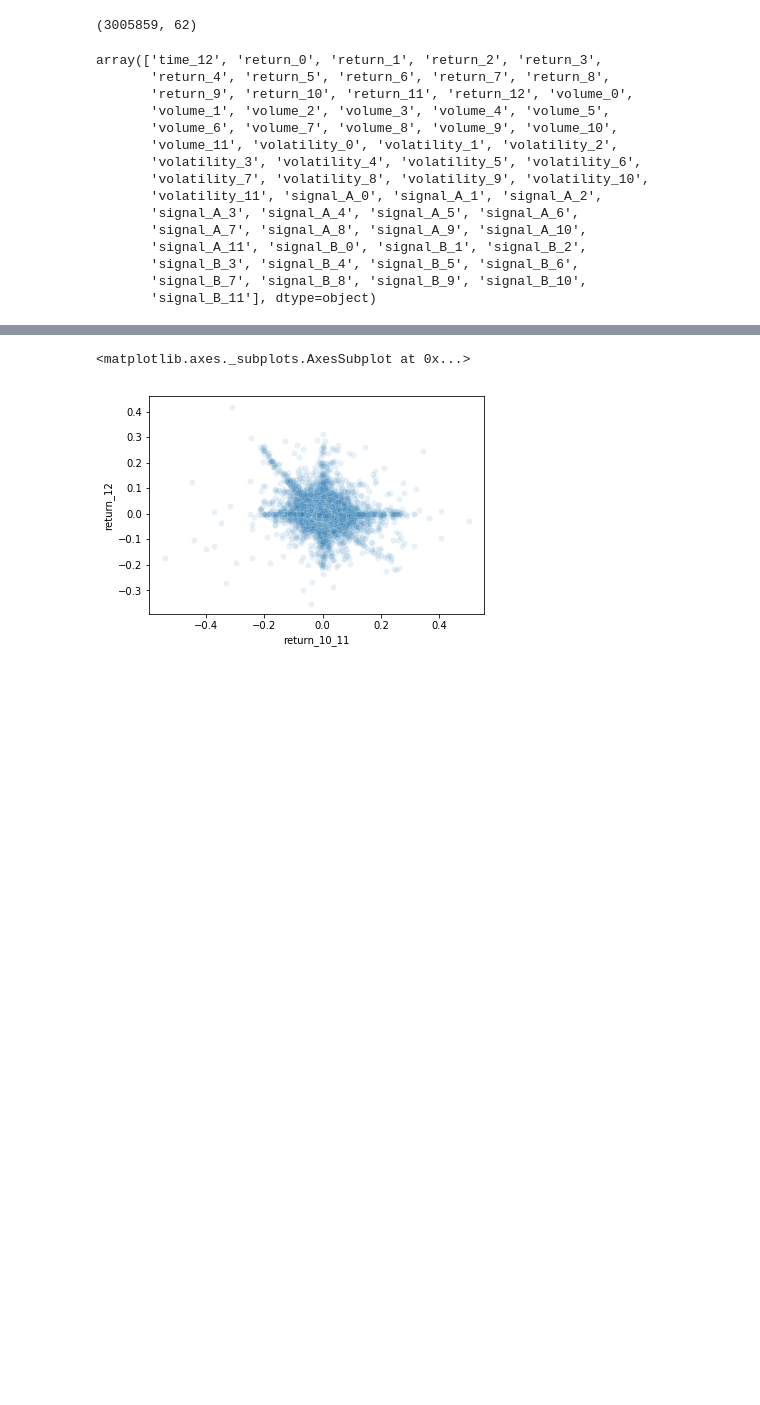
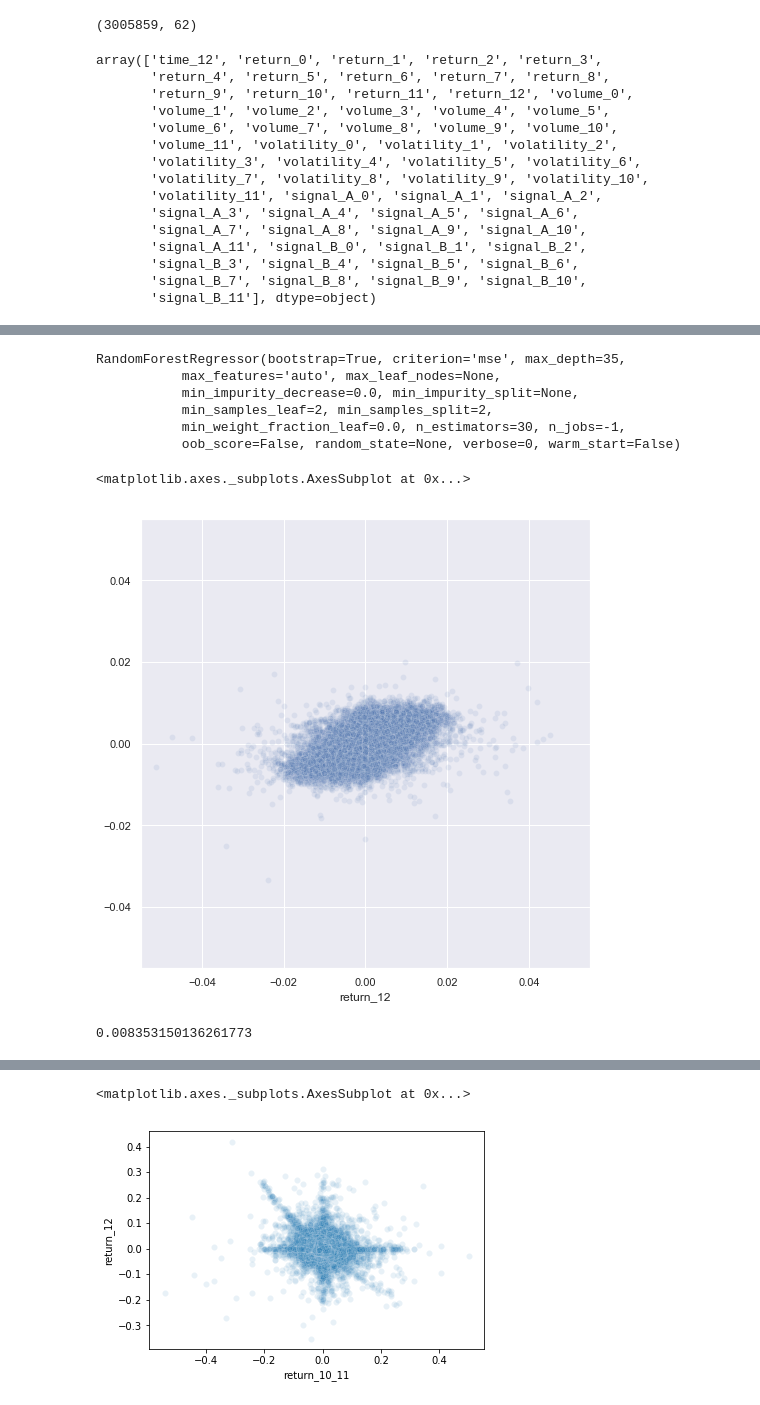
Before and after one commit to kanru-wang/stock_toy_model_for_phg, a Jupyter notebook: dev_notebook.ipynb, the cells around one changed output, grey strips where cells are left out. Saved outputs shown, nothing was run; the diff lists cells and outputs as text; code cells hidden in the pictures; blank space fills up the shorter version.

Commit message:
1. Tidy table done 2. Random Forest Regressor done 3. Need to do more feature engineering

```diff
--- a/dev_notebook.ipynb
+++ b/dev_notebook.ipynb
@@ -322,0 +367,33 @@ gs.fit(train_data.loc[:, train_data.columns != "return_12"], train_data.loc[:, "
+# %%
+best_model = RandomForestRegressor(
+    n_estimators = 30,
+    max_features = "auto",
+    max_depth = 35,
+    min_samples_split = 2,
+    min_samples_leaf = 2,
+    n_jobs = -1
+)
+# %%
+best_model.fit(train_data.loc[:, train_data.columns != "return_12"], train_data.loc[:, "return_12"])
+# %% [output]
+RandomForestRegressor(bootstrap=True, criterion='mse', max_depth=35,
+           max_features='auto', max_leaf_nodes=None,
+           min_impurity_decrease=0.0, min_impurity_split=None,
+           min_samples_leaf=2, min_samples_split=2,
+           min_weight_fraction_leaf=0.0, n_estimators=30, n_jobs=-1,
+           oob_score=False, random_state=None, verbose=0, warm_start=False)
+# %%
+prediction = best_model.predict(test_data.loc[:, test_data.columns != "return_12"])
+# %%
+sns.set(rc={'figure.figsize':(11.7,8.27)})
+# %%
+pyplot.axis('scaled')
+sns.scatterplot(x = test_data.loc[:, "return_12"], y = prediction, alpha = 0.1)
+# %% [output]
+<matplotlib.axes._subplots.AxesSubplot at 0x...>
+[figure, added]
+# %%
+root_mean_square_error = mean_squared_error(test_data.loc[:, "return_12"], prediction) ** 0.5
+root_mean_square_error
+# %% [output]
+0.008353150136261773
```
Also changed, not shown: parts of 12 cells of this notebook.
